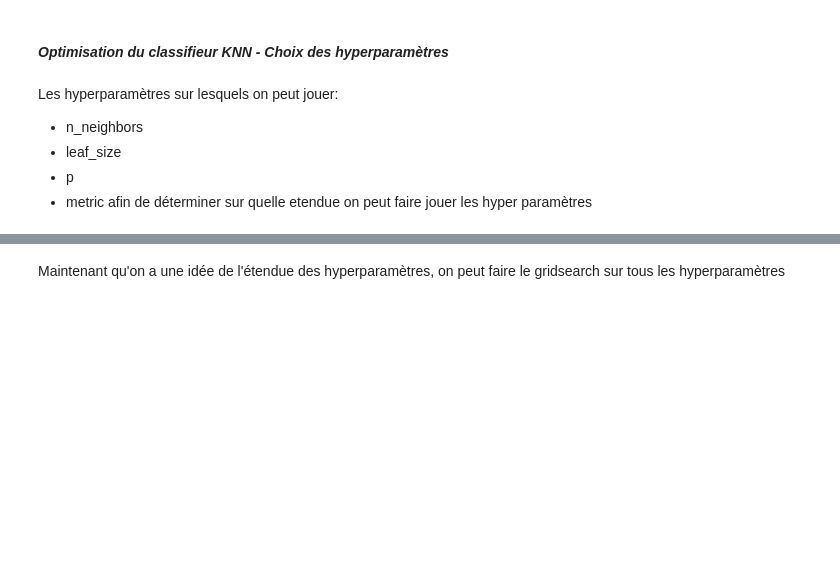
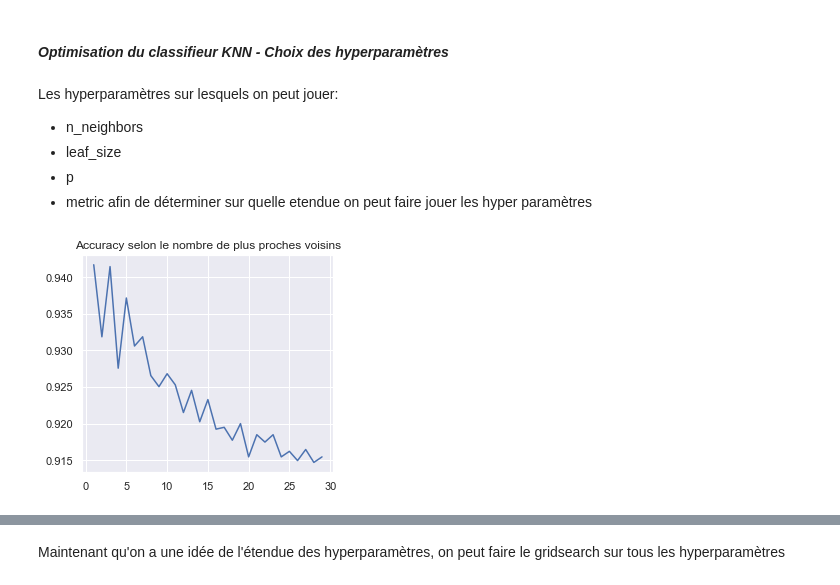
Before and after one commit to ChristopheDS22/CO2_Predict, a Jupyter notebook: Code_CO2_Project.ipynb, the cells around one changed output, grey strips where cells are left out. Saved outputs shown, nothing was run; the diff lists cells and outputs as text; code cells hidden in the pictures; blank space fills up the shorter version.

```diff
--- a/Code_CO2_Project.ipynb
+++ b/Code_CO2_Project.ipynb
@@ -1240,18 +1262,20 @@ Les hyperparamètres sur lesquels on peut jouer:
 # %%
 # On détermine les paramètres n_neighbors
 parameters = {'n_neighbors': list(range(1,30))}
 
 # On applique la fonction gridsearch au modèle knn
-grid_knn=GridSearchCV(clf_knn2,parameters)
+grid_knn=GridSearchCV(clf_knn,parameters)
 
 # On entraîne grid_knn sur l'ensemble d'entraînement
 grille_knn =grid_knn.fit(X_train, y_train)
 
 # On peut afficher toutes les combinaisons de paramètres
 res=grille_knn.cv_results_
 test_score = res['mean_test_score']
 plt.plot(range(1,30),test_score)
 plt.title('Accuracy selon le nombre de plus proches voisins');
+# %% [output]
+[figure, added]
 # %%
 # On détermine les paramètres leaf_size
 parameters = {'leaf_size': list(range(1,50))}
```
Also changed, not shown: parts of 39 cells of this notebook.
